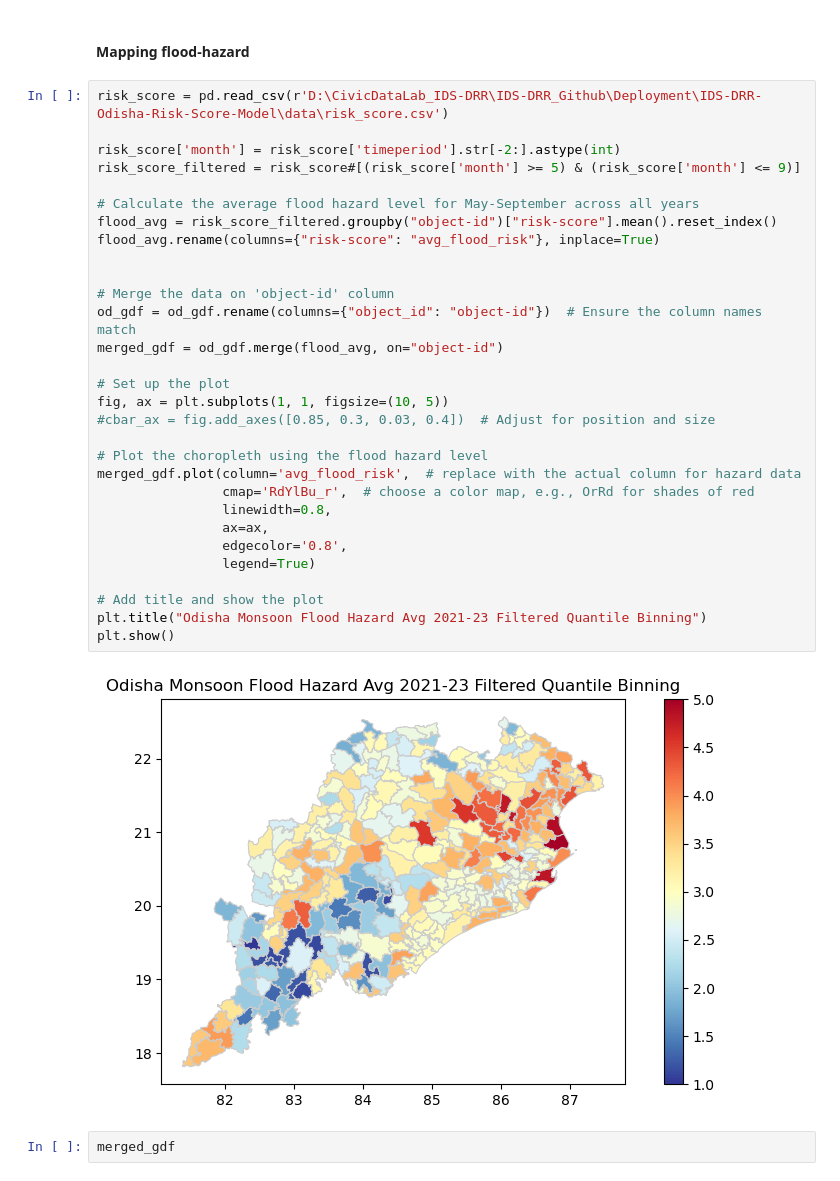
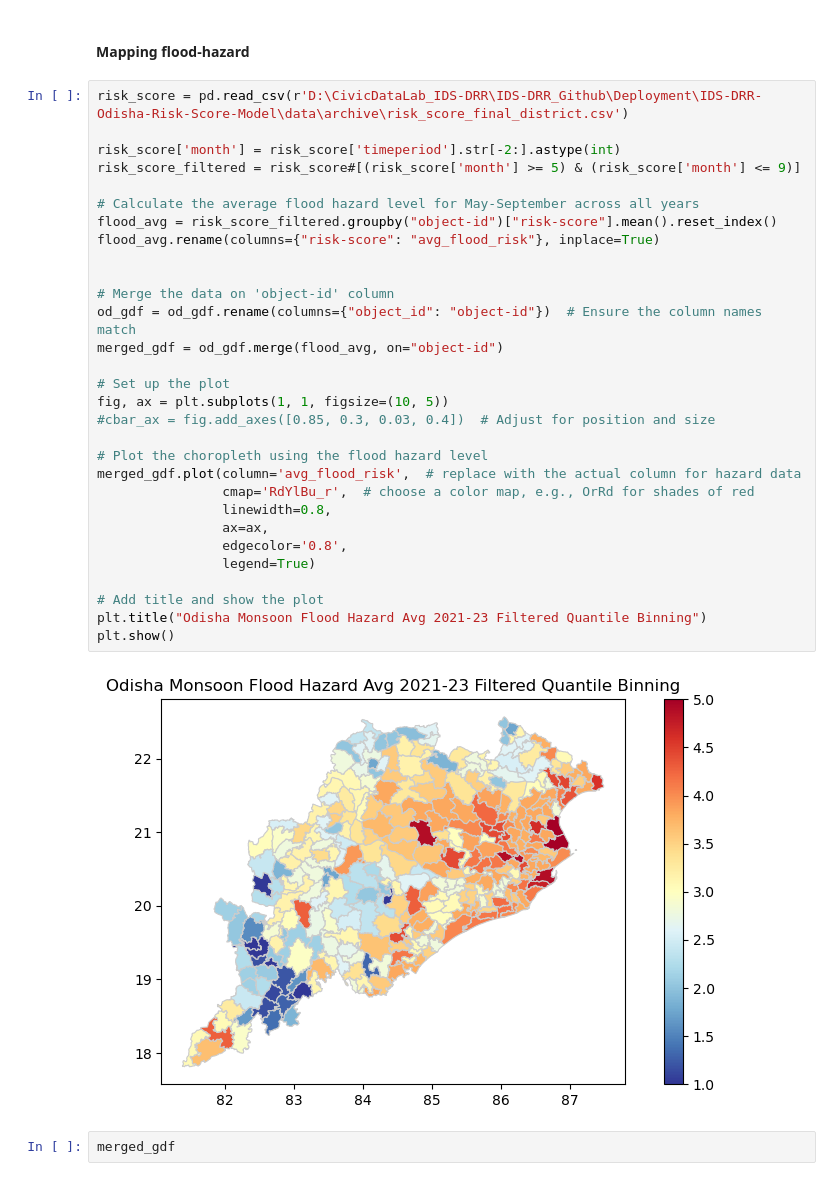
Before and after one commit to CivicDataLab/IDS-DRR-Odisha-Risk-Score-Model, a Jupyter notebook: tests_deployment/risk_EDA.ipynb, the cells around one changed output. Saved outputs shown, nothing was run; the diff lists cells and outputs as text.

Commit message:
Fixes to risk_score files

```diff
--- a/tests_deployment/risk_EDA.ipynb
+++ b/tests_deployment/risk_EDA.ipynb
@@ -32,37 +32,37 @@ od_gdf
 # %% [markdown]
 #### Mapping flood-hazard
 # %%
-risk_score = pd.read_csv(r'D:\CivicDataLab_IDS-DRR\IDS-DRR_Github\Deployment\IDS-DRR-Odisha-Risk-Score-Model\data\risk_score.csv')
+risk_score = pd.read_csv(r'D:\CivicDataLab_IDS-DRR\IDS-DRR_Github\Deployment\IDS-DRR-Odisha-Risk-Score-Model\data\archive\risk_score_final_district.csv')
 
 risk_score['month'] = risk_score['timeperiod'].str[-2:].astype(int)
 risk_score_filtered = risk_score#[(risk_score['month'] >= 5) & (risk_score['month'] <= 9)]
 
 # Calculate the average flood hazard level for May-September across all years
 flood_avg = risk_score_filtered.groupby("object-id")["risk-score"].mean().reset_index()
 flood_avg.rename(columns={"risk-score": "avg_flood_risk"}, inplace=True)
 
 
 # Merge the data on 'object-id' column
 od_gdf = od_gdf.rename(columns={"object_id": "object-id"})  # Ensure the column names match
 merged_gdf = od_gdf.merge(flood_avg, on="object-id")
 
 # Set up the plot
 fig, ax = plt.subplots(1, 1, figsize=(10, 5))
 #cbar_ax = fig.add_axes([0.85, 0.3, 0.03, 0.4])  # Adjust for position and size
 
 # Plot the choropleth using the flood hazard level
 merged_gdf.plot(column='avg_flood_risk',  # replace with the actual column for hazard data
                 cmap='RdYlBu_r',  # choose a color map, e.g., OrRd for shades of red
                 linewidth=0.8,
                 ax=ax,
                 edgecolor='0.8',
                 legend=True)
 
 # Add title and show the plot
 plt.title("Odisha Monsoon Flood Hazard Avg 2021-23 Filtered Quantile Binning")
 plt.show()
 # %% [output]
-[figure, old version]
+[figure, new version]
 # %%
 merged_gdf
 # %% [output]
```
Also changed, not shown: 3 other files.
